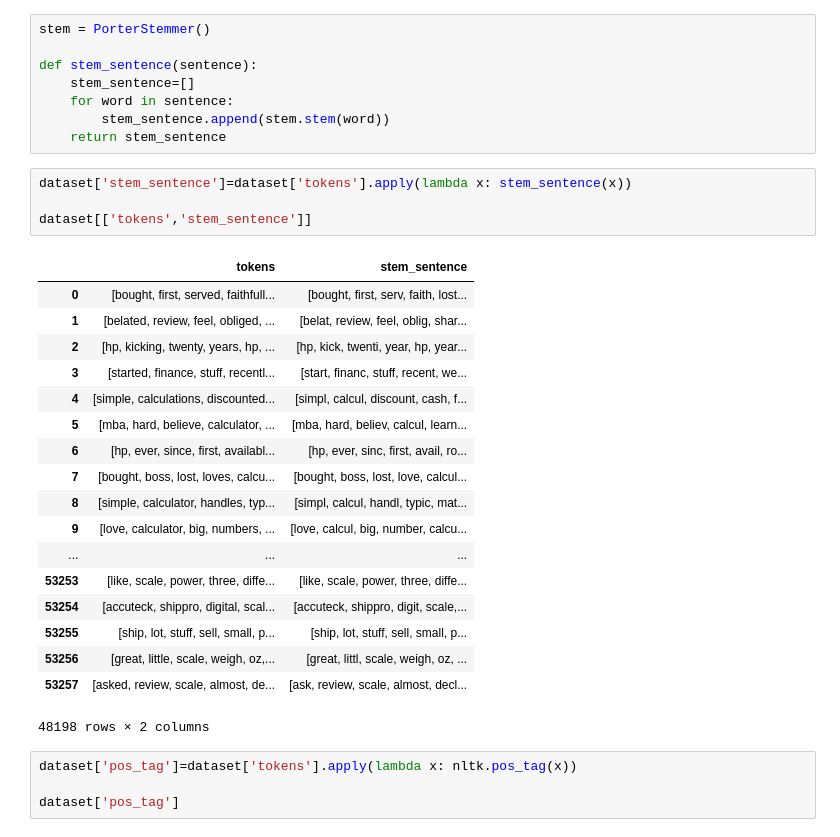
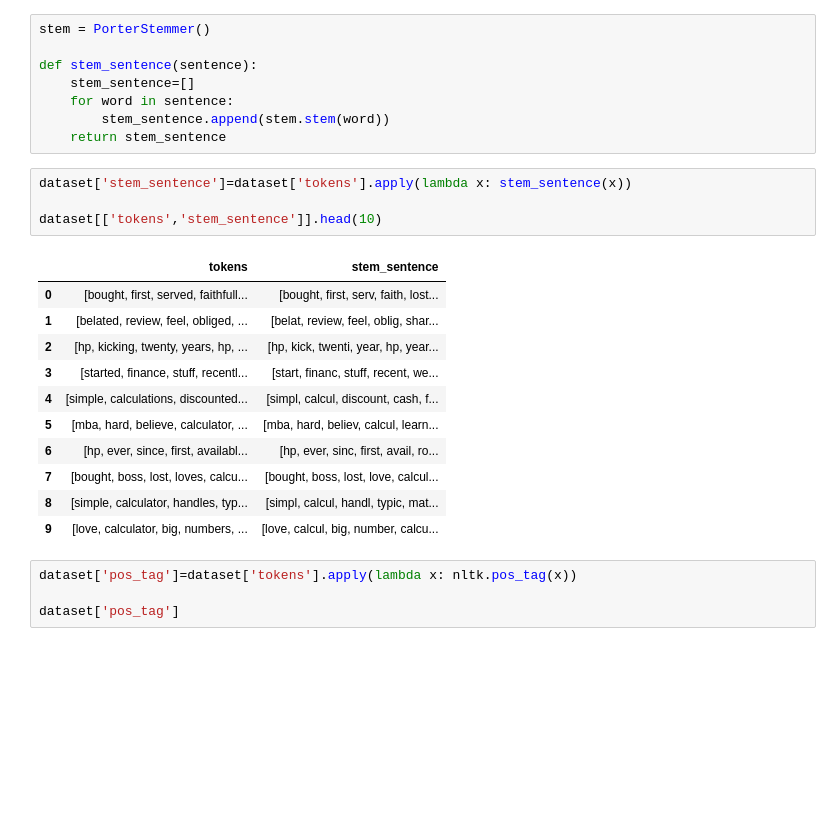
Before and after one commit to shishirkmr/predict_amazon_review_rating, a Jupyter notebook: sentiment_analyzer.ipynb, the cells around one changed output. Cells and saved outputs as stored; diff of their text form; blank space fills up the shorter version.

```diff
--- a/sentiment_analyzer.ipynb
+++ b/sentiment_analyzer.ipynb
@@ -184,26 +191,19 @@ def stem_sentence(sentence):
 # %%
 dataset['stem_sentence']=dataset['tokens'].apply(lambda x: stem_sentence(x))
 
-dataset[['tokens','stem_sentence']]
+dataset[['tokens','stem_sentence']].head(10)
 # %% [output]
 |  | tokens | stem_sentence |
 | 0 | [bought, first, served, faithfull... | [bought, first, serv, faith, lost... |
 | 1 | [belated, review, feel, obliged, ... | [belat, review, feel, oblig, shar... |
 | 2 | [hp, kicking, twenty, years, hp, ... | [hp, kick, twenti, year, hp, year... |
 | 3 | [started, finance, stuff, recentl... | [start, financ, stuff, recent, we... |
 | 4 | [simple, calculations, discounted... | [simpl, calcul, discount, cash, f... |
 | 5 | [mba, hard, believe, calculator, ... | [mba, hard, believ, calcul, learn... |
 | 6 | [hp, ever, since, first, availabl... | [hp, ever, sinc, first, avail, ro... |
 | 7 | [bought, boss, lost, loves, calcu... | [bought, boss, lost, love, calcul... |
 | 8 | [simple, calculator, handles, typ... | [simpl, calcul, handl, typic, mat... |
 | 9 | [love, calculator, big, numbers, ... | [love, calcul, big, number, calcu... |
-| ... | ... | ... |
-| 53253 | [like, scale, power, three, diffe... | [like, scale, power, three, diffe... |
-| 53254 | [accuteck, shippro, digital, scal... | [accuteck, shippro, digit, scale,... |
-| 53255 | [ship, lot, stuff, sell, small, p... | [ship, lot, stuff, sell, small, p... |
-| 53256 | [great, little, scale, weigh, oz,... | [great, littl, scale, weigh, oz, ... |
-| 53257 | [asked, review, scale, almost, de... | [ask, review, scale, almost, decl... |
-48198 rows × 2 columns
 # %%
 dataset['pos_tag']=dataset['tokens'].apply(lambda x: nltk.pos_tag(x))
 
```
Also changed, not shown: parts of 50 cells of this notebook.
